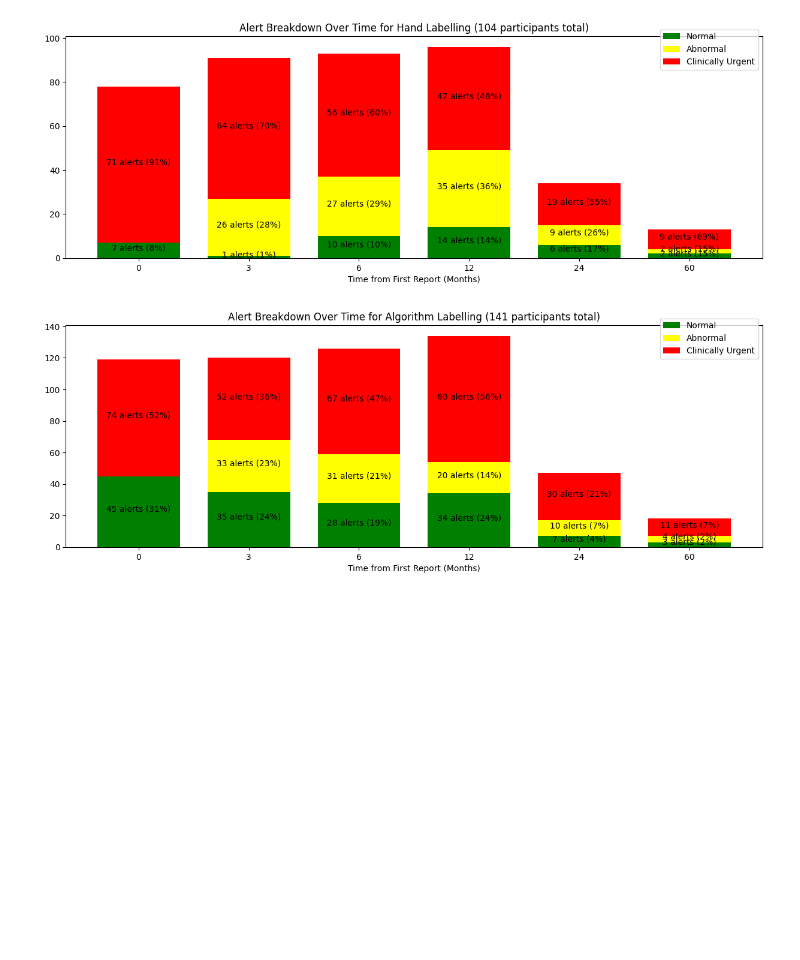
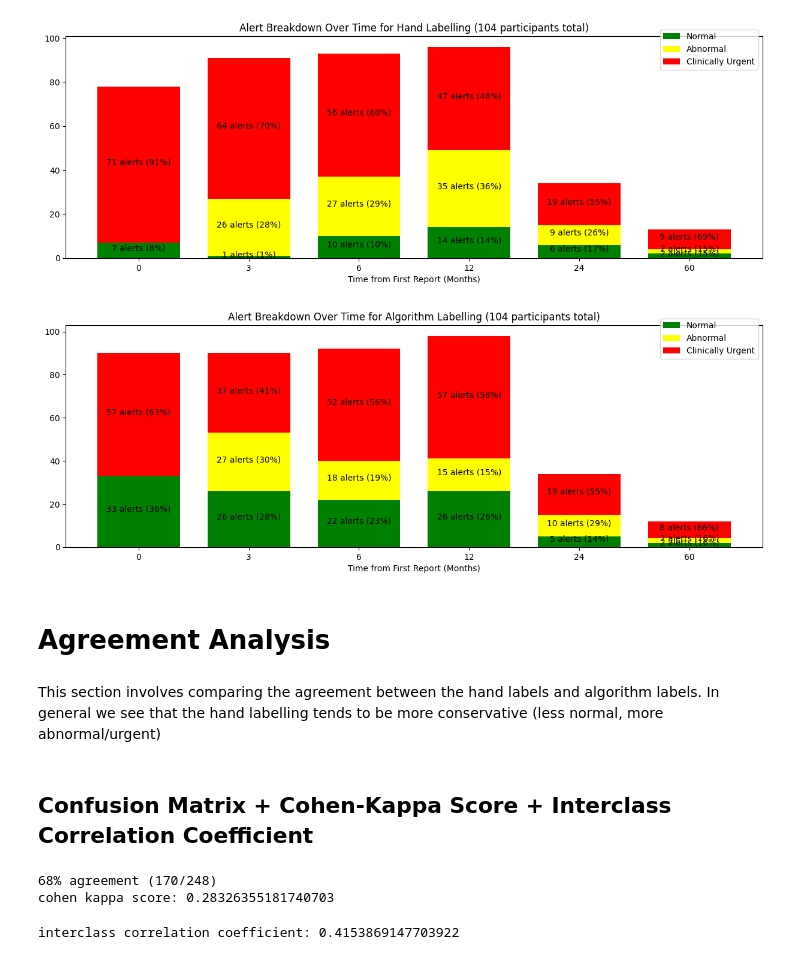
Before and after one commit to nrozario/ned-alg-analysis, a Jupyter notebook: hand_labelling.ipynb, the cells around one changed output. Cells and saved outputs as stored; diff of their text form; code cells hidden in the pictures; blank space fills up the shorter version.

```diff
--- a/hand_labelling.ipynb
+++ b/hand_labelling.ipynb
@@ -51,10 +74,12 @@ print(hand_labels_df.head())
 # %%
 # Link indices together
+idx = {} # {participant_id: [(report_id, interval)]}
 participant_ids = list(raw_data_df['CapstudiesID'])
 report_ids = list(raw_data_df['PROAnswerSetID'])
 intervals = list(raw_data_df['Interval'])
-idx = {}
 for i in range(len(participant_ids)):
+    if int(participant_ids[i]) not in hand_label_ids:
+        continue
     if participant_ids[i] not in idx:
         idx[participant_ids[i]] = [(report_ids[i], intervals[i])]
     else:
@@ -65,3 +90,5 @@ for id in idx:
         if interval not in [report[1] for report in idx[id]]:
             idx[id].append((None, interval))
     idx[id].sort(key=lambda report: report[1])
+
+print(f"{len(idx)} participants with algorithm labels")
@@ -141,16 +136,0 @@ def is_same_label(alg_label, hand_label):
-# %%
-total_labels = 0
-accurate_labels = 0
-hand_labels = []
-alg_labels = []
-for id in labels:
-    for i in range(6):
-        hand_label = labels[id]["hand"][i]["Global"]["label"]
-        if isinstance(labels[id]["alg"][i], type(None)) or (hand_label not in ["Stable", "Mild", "Moderate", "Urgent"]):
-            continue
-        total_labels += 1
-        alg_label = labels[id]["alg"][i]["Final Alert State"]
-        if is_same_label(alg_label, hand_label):
-            accurate_labels += 1
-        hand_labels.append(hand_label_conversion(hand_label))
-        alg_labels.append(alg_label)
@@ -275,8 +256,11 @@ plt.show()
 # %% [output]
 [figure]
 # %%
+# Create stacked bar chart for algorithm label alerts over months
 date_points = ["0", "3", "6", "12", "24", "60"] # measured in months
-# Alerts by report number
+
+# Get alerts by report number
+alerts_by_patient = {} # {id : [(datetime, alert_type)]}
 alert_types = list(sampled_ind_time_df['Final Alert State'])
 patient_ids = list(sampled_ind_time_df['Patient Identifier'])
 alert_times = []
@@ -285,7 +269,6 @@ for id in patient_ids:
     rid = id.split('_')[1][:-5]
     interval = list(raw_data_df[(raw_data_df['CapstudiesID']== int(pid)) & (raw_data_df['PROAnswerSetID']== int(rid))]["Interval"])[0]
     alert_times.append(interval)
-alerts_by_patient = {} # {id : [(datetime, alert_type)]}
 
 for i in range(len(alert_types)):
     patient_id = patient_ids[i].split('_')[0]
@@ -311,44 +294,52 @@ for patient_id in alerts_by_patient.keys():
             continue
         alert_counts[date_points[i]][sorted_alerts[i][1]] += 1
 
+# Everything below this is setting up the stacked bar charts
+# Load data
 old_counts = alert_counts
 alg_alert_counts = {
     "Normal": np.array([old_counts[date]["Normal"] for date in date_points]),
     "Abnormal": np.array([old_counts[date]["Abnormal"] for date in date_points]),
     "Clinically Urgent": np.array([old_counts[date]["Clinically Urgent Alert"] for date in date_points]),
 }
-total_participant_count = len(alerts_by_patient.keys())
+
+# Set colours for alerts
 alert_colors = {
     "Normal": "green",
     "Abnormal": "yellow",
     "Clinically Urgent": "red",
 }
 width = 0.75
 
 fig, ax = plt.subplots()
-# fig.set_figheight(15)
 fig.set_figwidth(15)
 bottom = np.zeros(len(date_points))
 
-# Stacked bars
+# Create stacked bars
 for alert_type, alert_count in alg_alert_counts.items():
     p = ax.bar(date_points, alert_count, width, label=alert_type, bottom=bottom, color = alert_colors[alert_type])
     bottom += alert_count
 
-# Patch Labels
+total_alert_counts = [alg_alert_counts["Normal"][date_i] + alg_alert_counts["Abnormal"][date_i] + alg_alert_counts["Clinically Urgent"][date_i] for date_i in range(len(date_points))]
+
+# Set labels for stacked bar segments
 for i in range(len(ax.patches)):
     bar = ax.patches[i]
     if bar.get_height() == 0:
         continue
     ax.text(bar.get_x() + bar.get_width() / 2,
       bar.get_height() / 2 + bar.get_y(),
-      f"{round(bar.get_height())} alerts ({int(100*round(bar.get_height())/total_participant_count)}%)", ha = 'center',
+      f"{round(bar.get_height())} alerts ({int(100*round(bar.get_height())/total_alert_counts[i%len(date_points)])}%)", ha = 'center',
       color = 'black', size = 10)
 
 ax.set_title(f"Alert Breakdown Over Time for Algorithm Labelling ({total_participant_count} participants total)")
 ax.legend(bbox_to_anchor=(1, 1.05))
 plt.xlabel("Time from First Report (Months)")
 
 plt.show()
 # %% [output]
-[figure, old version]
+[figure, new version]
+# %% [markdown]
+# Agreement Analysis
+# %% [markdown]
+This section involves comparing the agreement between the hand labels and algorithm labels. In general we see that the hand labelling tends to be more conservative (less normal, more abnormal/urgent)
@@ -354,0 +381,2 @@ plt.show()
+# %% [markdown]
+## Confusion Matrix + Cohen-Kappa Score + Interclass Correlation Coefficient
@@ -354,0 +410,18 @@ plt.show()
+# %%
+print(f"{int(100*accurate_labels/total_labels)}% agreement ({accurate_labels}/{total_labels})")
+ck_score = cohen_kappa_score(hand_labels, alg_labels)
+print(f"cohen kappa score: {ck_score}")
+# %% [output]
+68% agreement (170/248)
+cohen kappa score: 0.28326355181740703
+# %%
+icc_df = pd.DataFrame({"label_id": label_ids + label_ids,
+                    "label_source": ['hand' for label in hand_labels] + ['algorithm' for label in alg_labels],
+                    "value": [label_to_numeric(label) for label in hand_labels] + [label_to_numeric(label) for label in alg_labels]})
+icc = pg.intraclass_corr(data=icc_df, targets='label_id', raters='label_source', ratings='value')
+# look at ICC3 because all raters are used for all alerts
+icc = icc.set_index('Description')
+icc = icc.loc['Single fixed raters', 'ICC']
+print(f"interclass correlation coefficient: {icc}")
+# %% [output]
+interclass correlation coefficient: 0.4153869147703922
```
Also changed, not shown: parts of 28 cells of this notebook, 2 other files.
